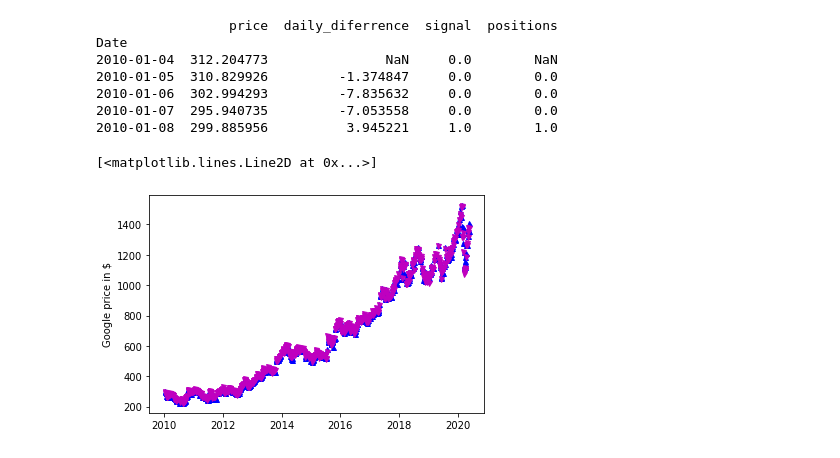
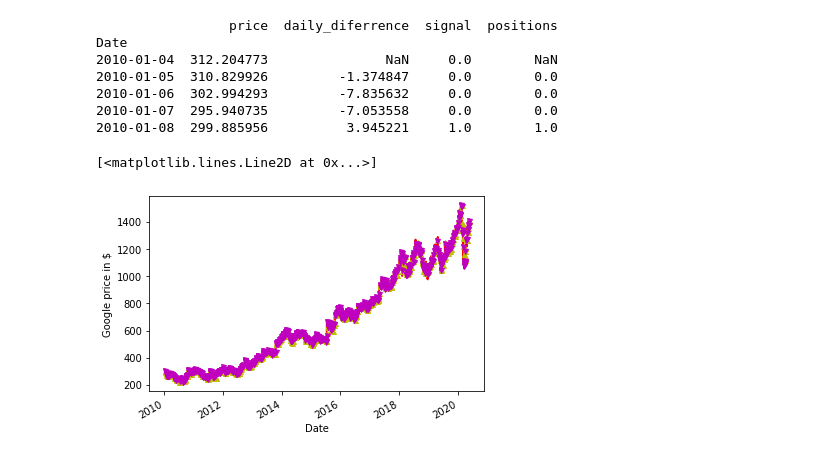
Before and after one commit to REICHIYAN/REI, a Jupyter notebook: AlgoTrade.ipynb, the cells around one changed output. Saved outputs shown, nothing was run; the diff lists cells and outputs as text; code cells hidden in the pictures.

```diff
--- a/AlgoTrade.ipynb
+++ b/AlgoTrade.ipynb
@@ -30,9 +30,11 @@ Date                                  ...
 # %%
-signal = pd.DataFrame(index=goog_data.index)
-signal['price'] = goog_data['Adj Close']
-signal['daily_diferrence'] = signal['price'].diff()
+import pandas as pd
 
-print(signal.head())
+goog_data_signal = pd.DataFrame(index=goog_data.index)
+goog_data_signal['price'] = goog_data['Adj Close']
+goog_data_signal['daily_diferrence'] = goog_data_signal['price'].diff()
+
+print(goog_data_signal.head())
 # %% [output]
                  price  daily_diferrence
 Date
@@ -44,10 +46,10 @@ Date
 # %%
 import numpy as np
 
-signal['signal'] = 0.0
-signal['signal'] = np.where(signal['daily_diferrence'] > 0, 1.0, 0.0)
+goog_data_signal['signal'] = 0.0
+goog_data_signal['signal'] = np.where(goog_data_signal['daily_diferrence'] > 0, 1.0, 0.0)
 
-print(signal.head())
+print(goog_data_signal.head())
 # %% [output]
                  price  daily_diferrence  signal
 Date
@@ -57,8 +59,8 @@ Date
 2010-01-07  295.940735         -7.053558     0.0
 2010-01-08  299.885956          3.945221     1.0
 # %%
-signal['positions'] = signal['signal'].diff()
-print(signal.head())
+goog_data_signal['positions'] = goog_data_signal['signal'].diff()
+print(goog_data_signal.head())
 # %% [output]
                  price  daily_diferrence  signal  positions
 Date
@@ -70,15 +72,13 @@ Date
 # %%
 import matplotlib.pyplot as plt
 
 fig = plt.figure()
 ax1 = fig.add_subplot(111, ylabel='Google price in $')
-#signal['price'].plot(ax=ax1, color='r', lw=2.)
+goog_data_signal['price'].plot(ax=ax1, color='r', lw=2.)
 
-ax1.plot(signal.loc[signal.positions==1.0].index,
-         signal.price[signal.positions==1.0],'^', markersize=5, color='b')
+ax1.plot(goog_data_signal.loc[goog_data_signal.positions==1.0].index, goog_data_signal.price[goog_data_signal.positions==1.0],'^', markersize=5, color='y')
 
-ax1.plot(signal.loc[signal.positions==-1.0].index,
-         signal.price[signal.positions==-1.0],'v', markersize=5, color='m')
+ax1.plot(goog_data_signal.loc[goog_data_signal.positions==-1.0].index, goog_data_signal.price[goog_data_signal.positions==-1.0],'v', markersize=5, color='m')
 # %% [output]
 [<matplotlib.lines.Line2D at 0x...>]
-[figure, old version]
+[figure, new version]
```
Also changed, not shown: parts of 6 cells of this notebook.
